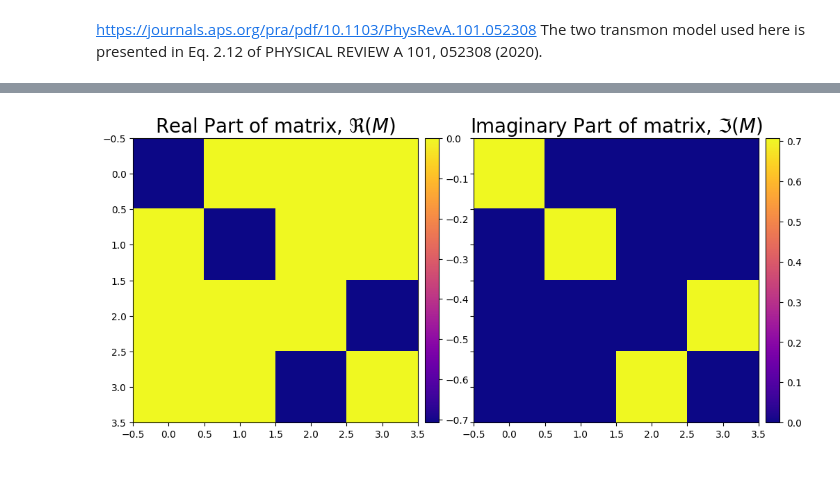
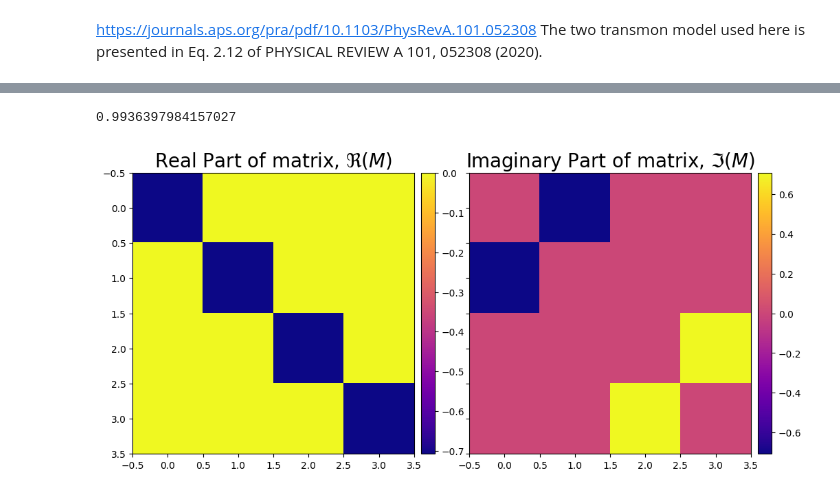
Before and after one commit to kapil-d/transmon-sim, a Jupyter notebook: two_transmon_gates.ipynb, the cells around one changed output, grey strips where cells are left out. Drawn from its saved outputs; the diff is of its cells as text; code cells hidden in the pictures.

Commit message:
added ecr gate optimization/code, cleaned up things

```diff
--- a/two_transmon_gates.ipynb
+++ b/two_transmon_gates.ipynb
@@ -629,6 +104,0 @@ Construct and solve for ZX(-pi/4) Unitary
-# %%
-with pulse.build('zx_pi4_neg_gate') as zx_pi4_neg_pulse:
-    #pulse.call(zx_pi4_gate)
-    #pulse.call(system.q1.X_pulse)
-    pulse.shift_phase(np.pi, pulse.DriveChannel(0))
-    pulse.call(zx_pi4_gate)
@@ -639,3 +104,0 @@ zx_pi4_neg_pulse.draw()
-# %%
-zx_pi4_neg_unitary = system2.solve_CR_dynamics(initial_state=jnp.eye(9, dtype=complex), gate_pulse=zx_pi4_neg_pulse, JAXmethod=True, plot_matrix=False, plot_pops=False)
-Transmon_System.fidelity(Transmon_System.ideal_ZX(-np.pi/4), zx_pi4_neg_unitary.y[-1])
@@ -644,5 +104,0 @@ Array(0.94471122, dtype=float64)
-# %%
-ecr_full_unitary = X_q1_sol_unitary.y[-1] @ zx_pi4_unitary.y[-1] @ X_q1_sol_unitary.y[-1] @ zx_pi4_neg_unitary.y[-1]
-# %%
-ideal_ecr = Transmon_System.ideal_RXI(np.pi) @ Transmon_System.ideal_ZX(np.pi/4) @ Transmon_System.ideal_RXI(np.pi) @ Transmon_System.ideal_ZX(-np.pi/4)
-Transmon_System.fidelity(ideal_ecr, ecr_full_unitary)
@@ -669,4 +104,0 @@ heatmap2d(1j*condense(cnot_full_unitary))
-# %%
-heatmap2d(condense(ideal_cnot))
-# %% [output]
-[figure, removed]
@@ -672,0 +555,8 @@ heatmap2d(condense(ideal_cnot))
+# %%
+1-ecr_fidelity
+# %% [output]
+0.9936397984157027
+# %%
+heatmap2d(condense(Transmon_System.ideal_ecr()))
+# %% [output]
+[figure, added]
```
Also changed, not shown: parts of 46 cells of this notebook.
